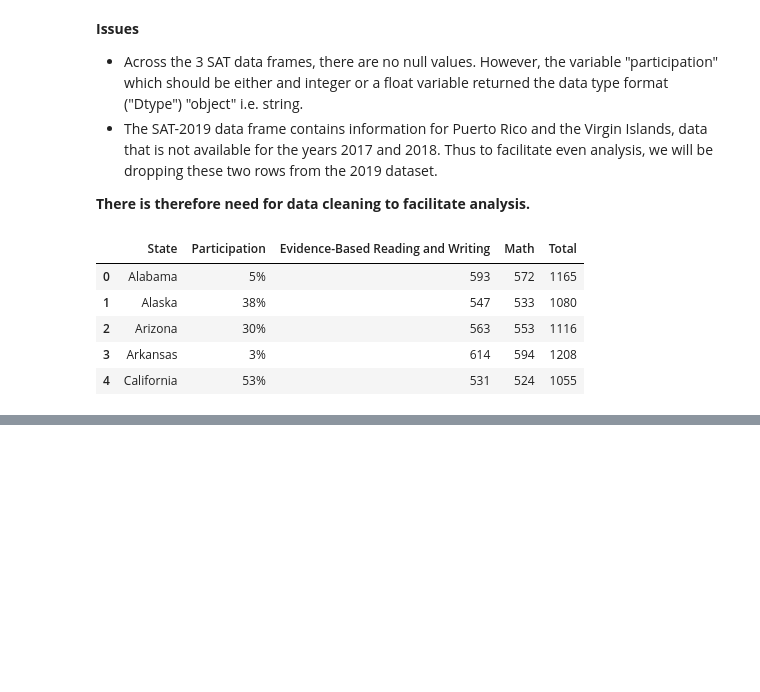
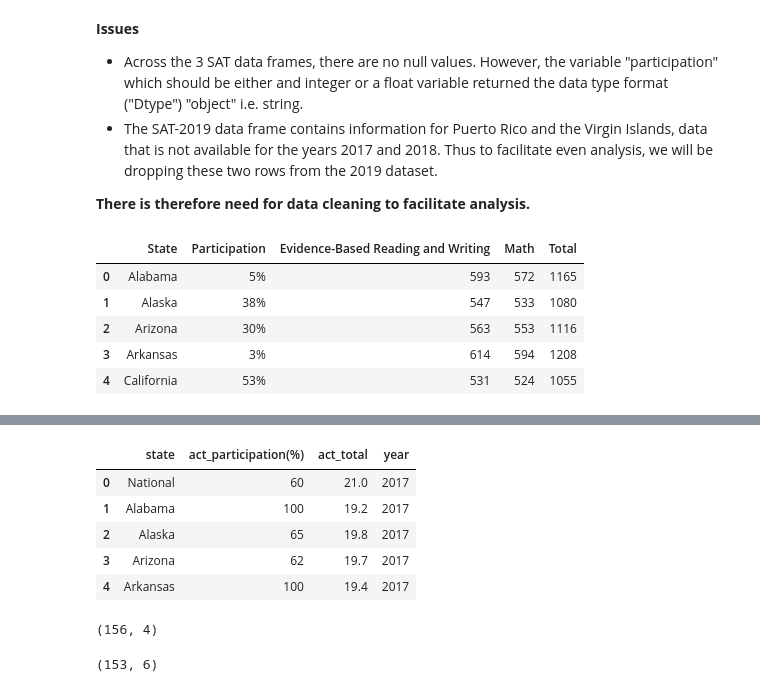
Before and after one commit to nnennaoorji/ACT_SAT_Analysis_2, a Jupyter notebook: code/data cleaning.ipynb, the cells around one changed output, grey strips where cells are left out. Drawn from its saved outputs; the diff is of its cells as text; code cells hidden in the pictures; blank space fills up the shorter version.

```diff
--- a/code/data cleaning.ipynb
+++ b/code/data cleaning.ipynb
@@ -288,0 +387,7 @@ display(act_2019.info())
+# %%
+#Change participation variable to integer dtype
+#convert participation rate column to integer dtype
+act['Participation']=act['Participation'].map(convert_string)
+
+#checking
+act.info()
@@ -288,0 +406,15 @@ display(act_2019.info())
+# %%
+#rename columns
+act_col_names= {'State':'state',
+                'Participation':'act_participation(%)',
+                'Composite':'act_total'
+               }
+act.rename(columns=act_col_names,inplace=True)
+act.head()
+# %% [output]
+|  | state | act_participation(%) | act_total | year |
+| 0 | National | 60 | 21.0 | 2017 |
+| 1 | Alabama | 100 | 19.2 | 2017 |
+| 2 | Alaska | 65 | 19.8 | 2017 |
+| 3 | Arizona | 62 | 19.7 | 2017 |
+| 4 | Arkansas | 100 | 19.4 | 2017 |
@@ -288,0 +425,8 @@ display(act_2019.info())
+# %%
+act.shape
+# %% [output]
+(156, 4)
+# %%
+sat.shape
+# %% [output]
+(153, 6)
```
Also changed, not shown: parts of 35 cells of this notebook, 2 other files.
